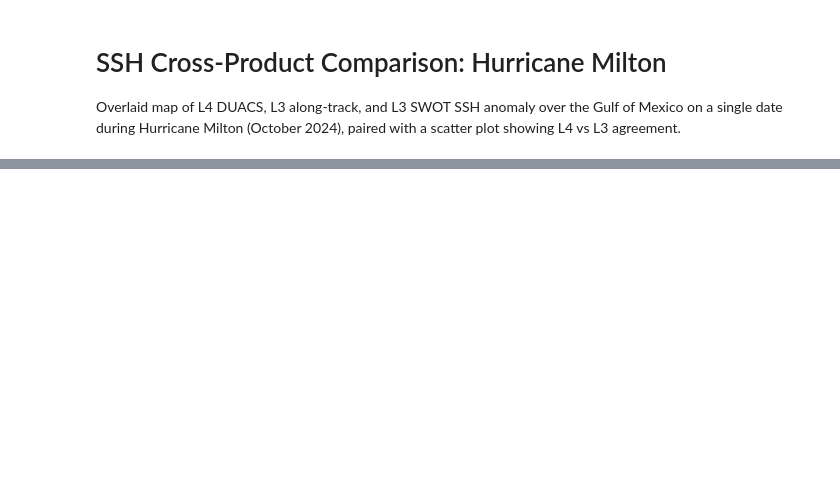
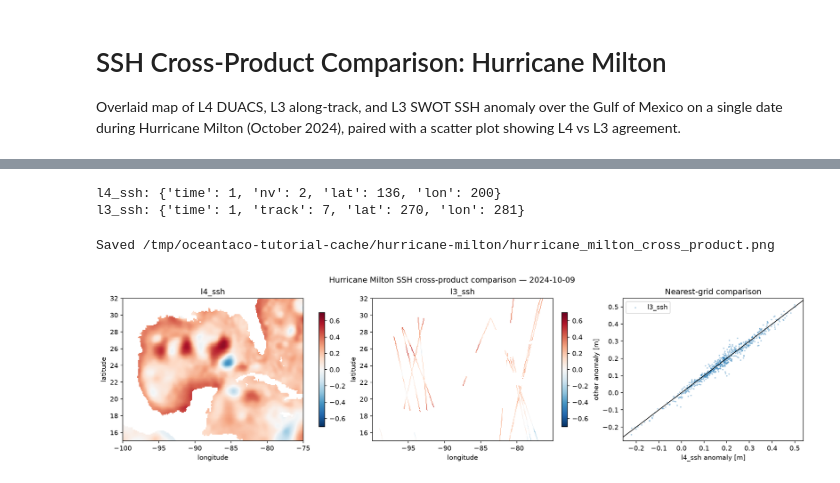
Before and after one commit to nilsleh/oceanTACO, a Jupyter notebook: docs/tutorials/plot_hurricane_milton_cross_product.ipynb, the cells around one changed output, grey strips where cells are left out. Cells and saved outputs as stored; diff of their text form; code cells hidden in the pictures; blank space fills up the shorter version.

Commit message:
docs: execute all tutorial visual workflows

```diff
--- a/docs/tutorials/plot_hurricane_milton_cross_product.ipynb
+++ b/docs/tutorials/plot_hurricane_milton_cross_product.ipynb
@@ -58,0 +27,60 @@ Generating figure...
+# %%
+catalog = load_hf_dataset(CATALOG_CONFIG)
+data = {}
+for token in TOKENS:
+    dataset = load_bbox_nc(catalog, DATE, BOX, token, config=CATALOG_CONFIG)
+    if dataset is None:
+        print(f"{token}: no matching data")
+    else:
+        data[token] = dataset
+        print(f"{token}: {dict(dataset.sizes)}")
+
+if len(data) < 2:
+    raise RuntimeError("The comparison needs at least two retrieved SSH products.")
+# %% [output]
+l4_ssh: {'time': 1, 'nv': 2, 'lat': 136, 'lon': 200}
+l3_ssh: {'time': 1, 'track': 7, 'lat': 270, 'lon': 281}
+# %%
+import numpy as np
+import matplotlib.pyplot as plt
+from IPython.display import Image, display
+
+VARIABLES = {"l4_ssh": "sla", "l3_ssh": "sla_filtered", "l3_swot": "ssha_filtered"}
+
+def surface_field(dataset, variable):
+    field = dataset[variable]
+    for dimension in ("time", "depth"):
+        if dimension in field.dims:
+            field = field.isel({dimension: 0})
+    return field.squeeze()
+
+fig, axes = plt.subplots(1, len(data) + 1, figsize=(5 * (len(data) + 1), 4), constrained_layout=True)
+fields = {}
+for axis, (token, dataset) in zip(axes[:-1], data.items()):
+    field = surface_field(dataset, VARIABLES[token])
+    fields[token] = field
+    image = axis.pcolormesh(field["lon"], field["lat"], field, shading="auto", cmap="RdBu_r", vmin=-0.7, vmax=0.7)
+    axis.set(title=token, xlabel="longitude", ylabel="latitude")
+    fig.colorbar(image, ax=axis, shrink=0.8)
+
+scatter_axis = axes[-1]
+reference = fields.get("l4_ssh")
+for token, field in fields.items():
+    if token == "l4_ssh" or reference is None:
+        continue
+    sample = field.interp(lat=reference.lat, lon=reference.lon, method="nearest")
+    x = np.asarray(reference.values).ravel()
+    y = np.asarray(sample.values).ravel()
+    valid = np.isfinite(x) & np.isfinite(y)
+    scatter_axis.scatter(x[valid], y[valid], s=2, alpha=0.25, label=token)
+scatter_axis.axline((0, 0), slope=1, color="black", linewidth=1)
+scatter_axis.set(title="Nearest-grid comparison", xlabel="l4_ssh anomaly [m]", ylabel="other anomaly [m]")
+scatter_axis.legend()
+fig.suptitle(f"Hurricane Milton SSH cross-product comparison — {DATE}")
+fig.savefig(OUTPUT_PATH, dpi=150, bbox_inches="tight")
+plt.close(fig)
+print(f"Saved {OUTPUT_PATH}")
+display(Image(filename=OUTPUT_PATH))
+# %% [output]
+Saved /tmp/oceantaco-tutorial-cache/hurricane-milton/hurricane_milton_cross_product.png
+[figure, added]
```
Also changed, not shown: parts of 5 cells of this notebook, 6 other files.
